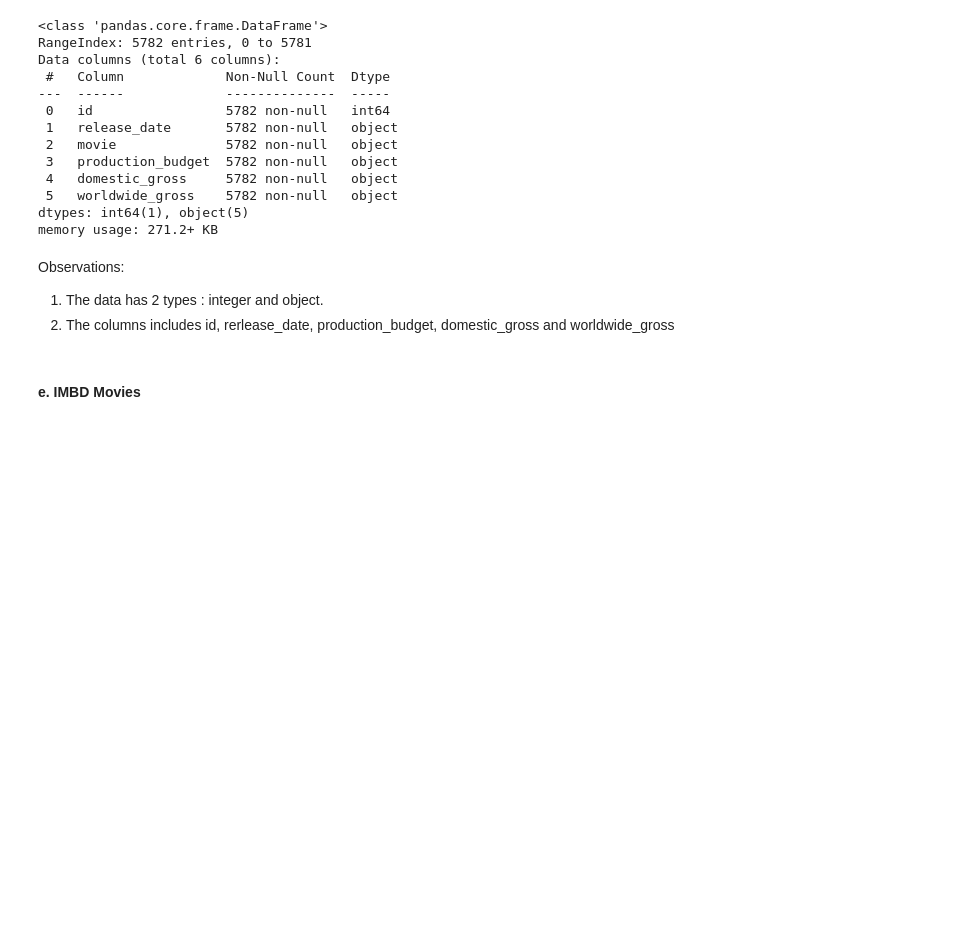
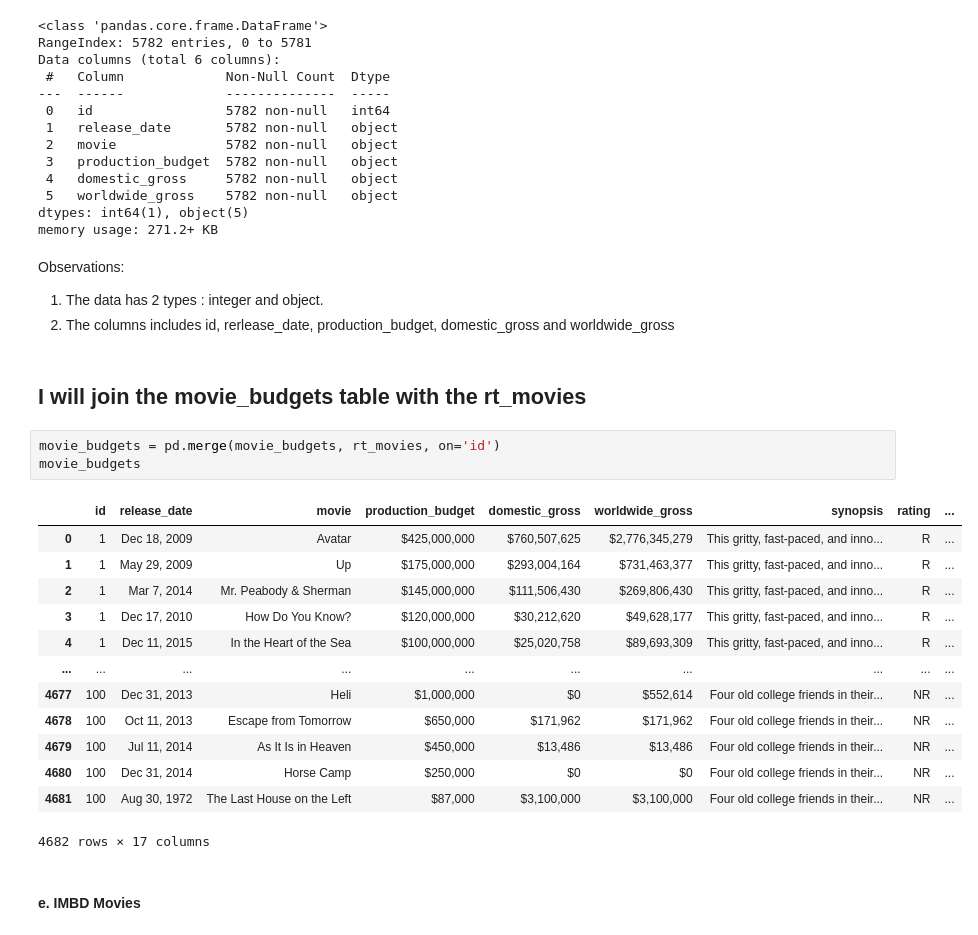
Before and after one commit to George-Mbugua/Movie_Analysis, a Jupyter notebook: Movie_Analysis.ipynb, the cells around one changed output. Drawn from its saved outputs; the diff is of its cells as text; blank space fills up the shorter version.

```diff
--- a/Movie_Analysis.ipynb
+++ b/Movie_Analysis.ipynb
@@ -294,6 +294,25 @@ memory usage: 271.2+ KB
 Observations:
 1. The data has 2 types : integer and object.
 2. The columns includes id, rerlease_date, production_budget, domestic_gross and worldwide_gross
+# %% [markdown]
+## I will join the movie_budgets table with the rt_movies
+# %%
+movie_budgets = pd.merge(movie_budgets, rt_movies, on='id')
+movie_budgets
+# %% [output]
+|  | id | release_date | movie | production_budget | domestic_gross | worldwide_gross | synopsis | rating | ... |
+| 0 | 1 | Dec 18, 2009 | Avatar | $425,000,000 | $760,507,625 | $2,776,345,279 | This gritty, fast-paced, and inno... | R | ... |
+| 1 | 1 | May 29, 2009 | Up | $175,000,000 | $293,004,164 | $731,463,377 | This gritty, fast-paced, and inno... | R | ... |
+| 2 | 1 | Mar 7, 2014 | Mr. Peabody & Sherman | $145,000,000 | $111,506,430 | $269,806,430 | This gritty, fast-paced, and inno... | R | ... |
+| 3 | 1 | Dec 17, 2010 | How Do You Know? | $120,000,000 | $30,212,620 | $49,628,177 | This gritty, fast-paced, and inno... | R | ... |
+| 4 | 1 | Dec 11, 2015 | In the Heart of the Sea | $100,000,000 | $25,020,758 | $89,693,309 | This gritty, fast-paced, and inno... | R | ... |
+| ... | ... | ... | ... | ... | ... | ... | ... | ... | ... |
+| 4677 | 100 | Dec 31, 2013 | Heli | $1,000,000 | $0 | $552,614 | Four old college friends in their... | NR | ... |
+| 4678 | 100 | Oct 11, 2013 | Escape from Tomorrow | $650,000 | $171,962 | $171,962 | Four old college friends in their... | NR | ... |
+| 4679 | 100 | Jul 11, 2014 | As It Is in Heaven | $450,000 | $13,486 | $13,486 | Four old college friends in their... | NR | ... |
+| 4680 | 100 | Dec 31, 2014 | Horse Camp | $250,000 | $0 | $0 | Four old college friends in their... | NR | ... |
+| 4681 | 100 | Aug 30, 1972 | The Last House on the Left | $87,000 | $3,100,000 | $3,100,000 | Four old college friends in their... | NR | ... |
+4682 rows × 17 columns
 # %% [markdown]
 #### e. IMBD Movies
 # %%
```
Also changed, not shown: parts of 24 cells of this notebook.
